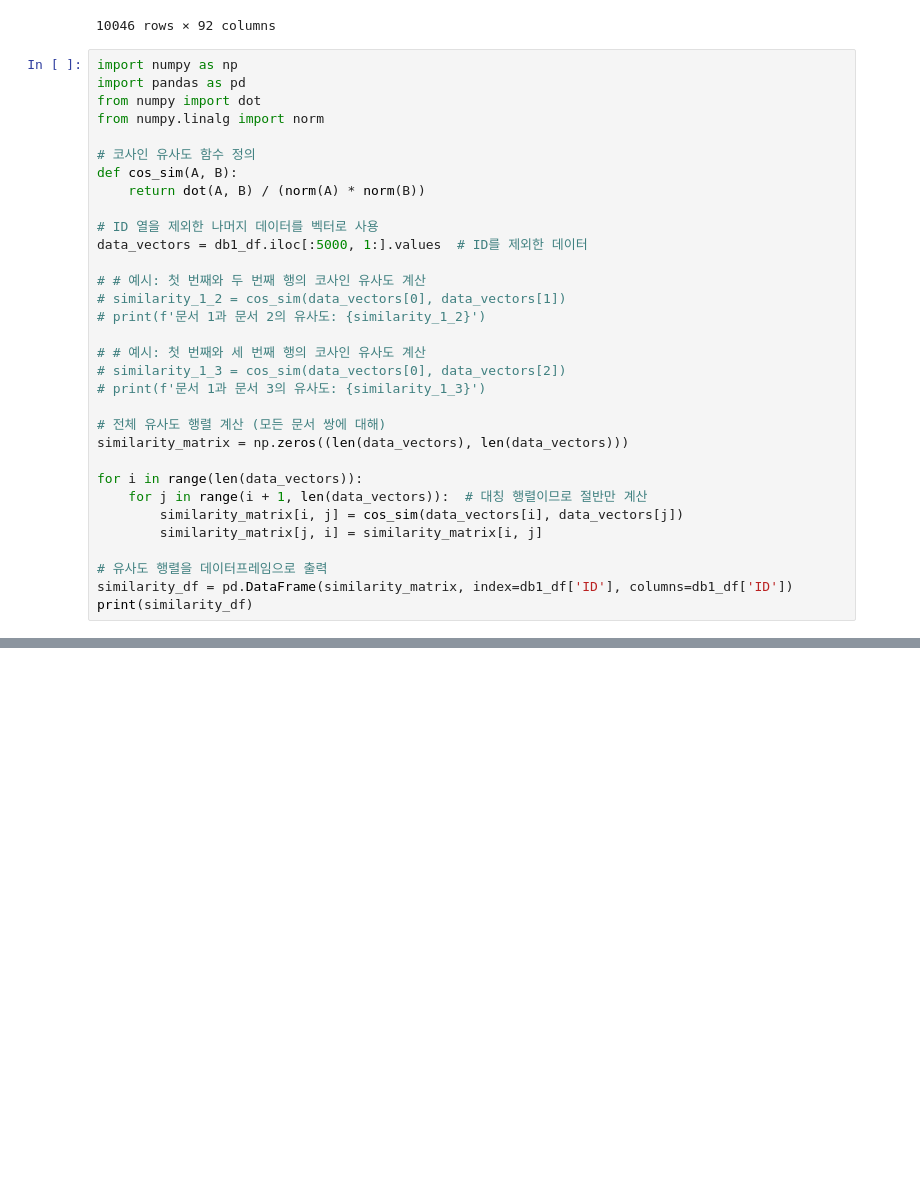
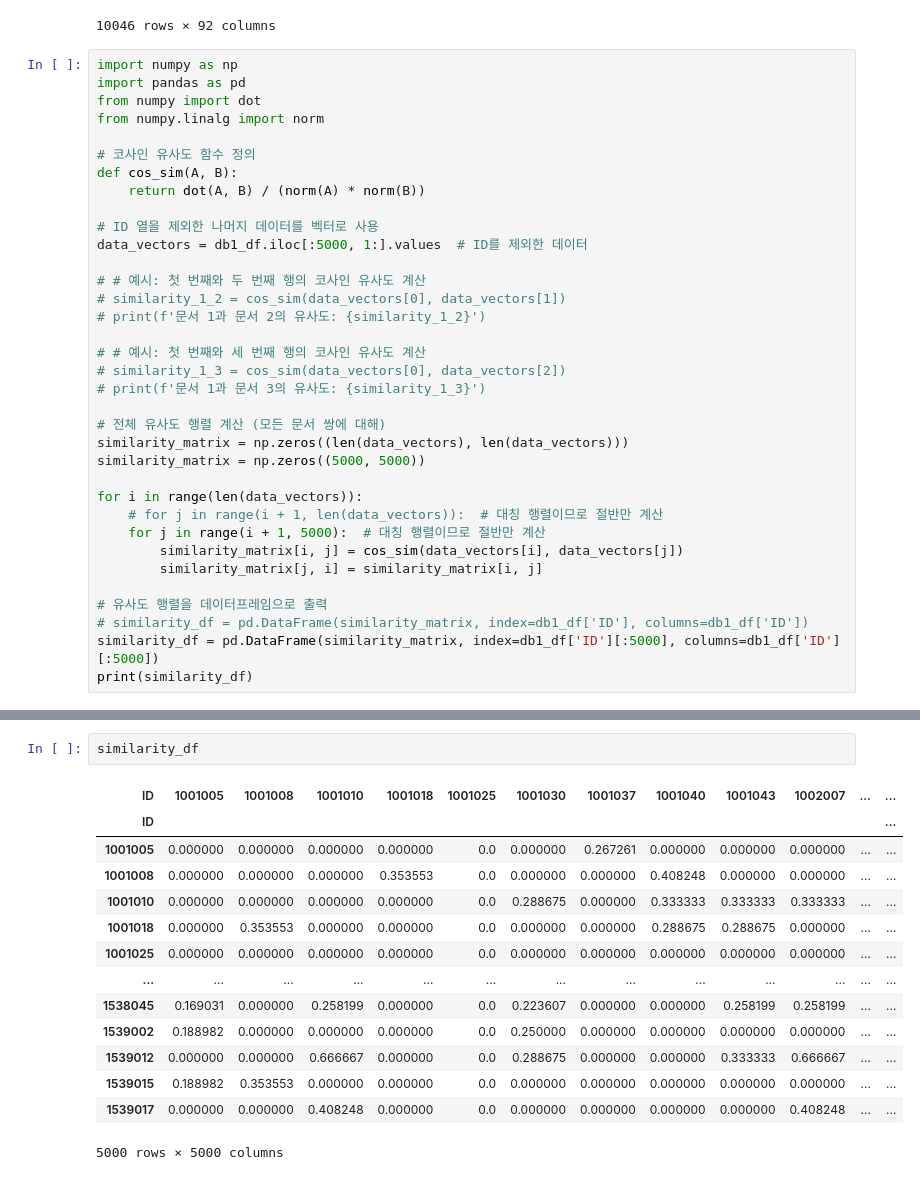
Before and after one commit to Geon-05/koreaculture, a Jupyter notebook: test.ipynb, the cells around one changed output, grey strips where cells are left out. Cells and saved outputs as stored; diff of their text form; blank space fills up the shorter version.

```diff
--- a/test.ipynb
+++ b/test.ipynb
@@ -72,13 +72,16 @@ data_vectors = db1_df.iloc[:5000, 1:].values  # ID를 제외한 데이터
 
 # 전체 유사도 행렬 계산 (모든 문서 쌍에 대해)
 similarity_matrix = np.zeros((len(data_vectors), len(data_vectors)))
+similarity_matrix = np.zeros((5000, 5000))
 
 for i in range(len(data_vectors)):
-    for j in range(i + 1, len(data_vectors)):  # 대칭 행렬이므로 절반만 계산
+    # for j in range(i + 1, len(data_vectors)):  # 대칭 행렬이므로 절반만 계산
+    for j in range(i + 1, 5000):  # 대칭 행렬이므로 절반만 계산
         similarity_matrix[i, j] = cos_sim(data_vectors[i], data_vectors[j])
         similarity_matrix[j, i] = similarity_matrix[i, j]
 
 # 유사도 행렬을 데이터프레임으로 출력
-similarity_df = pd.DataFrame(similarity_matrix, index=db1_df['ID'], columns=db1_df['ID'])
+# similarity_df = pd.DataFrame(similarity_matrix, index=db1_df['ID'], columns=db1_df['ID'])
+similarity_df = pd.DataFrame(similarity_matrix, index=db1_df['ID'][:5000], columns=db1_df['ID'][:5000])
 print(similarity_df)
 # %% [output]
@@ -85,0 +154,17 @@ KeyboardInterrupt:
+# %%
+similarity_df
+# %% [output]
+| ID | 1001005 | 1001008 | 1001010 | 1001018 | 1001025 | 1001030 | 1001037 | 1001040 | 1001043 | 1002007 | ... | ... |
+| ID |  |  |  |  |  |  |  |  |  |  |  | ... |
+| 1001005 | 0.000000 | 0.000000 | 0.000000 | 0.000000 | 0.0 | 0.000000 | 0.267261 | 0.000000 | 0.000000 | 0.000000 | ... | ... |
+| 1001008 | 0.000000 | 0.000000 | 0.000000 | 0.353553 | 0.0 | 0.000000 | 0.000000 | 0.408248 | 0.000000 | 0.000000 | ... | ... |
+| 1001010 | 0.000000 | 0.000000 | 0.000000 | 0.000000 | 0.0 | 0.288675 | 0.000000 | 0.333333 | 0.333333 | 0.333333 | ... | ... |
+| 1001018 | 0.000000 | 0.353553 | 0.000000 | 0.000000 | 0.0 | 0.000000 | 0.000000 | 0.288675 | 0.288675 | 0.000000 | ... | ... |
+| 1001025 | 0.000000 | 0.000000 | 0.000000 | 0.000000 | 0.0 | 0.000000 | 0.000000 | 0.000000 | 0.000000 | 0.000000 | ... | ... |
+| ... | ... | ... | ... | ... | ... | ... | ... | ... | ... | ... | ... | ... |
+| 1538045 | 0.169031 | 0.000000 | 0.258199 | 0.000000 | 0.0 | 0.223607 | 0.000000 | 0.000000 | 0.258199 | 0.258199 | ... | ... |
+| 1539002 | 0.188982 | 0.000000 | 0.000000 | 0.000000 | 0.0 | 0.250000 | 0.000000 | 0.000000 | 0.000000 | 0.000000 | ... | ... |
+| 1539012 | 0.000000 | 0.000000 | 0.666667 | 0.000000 | 0.0 | 0.288675 | 0.000000 | 0.000000 | 0.333333 | 0.666667 | ... | ... |
+| 1539015 | 0.188982 | 0.353553 | 0.000000 | 0.000000 | 0.0 | 0.000000 | 0.000000 | 0.000000 | 0.000000 | 0.000000 | ... | ... |
+| 1539017 | 0.000000 | 0.000000 | 0.408248 | 0.000000 | 0.0 | 0.000000 | 0.000000 | 0.000000 | 0.000000 | 0.408248 | ... | ... |
+5000 rows × 5000 columns
```
Also changed, not shown: parts of 3 cells of this notebook, 1 other file.
